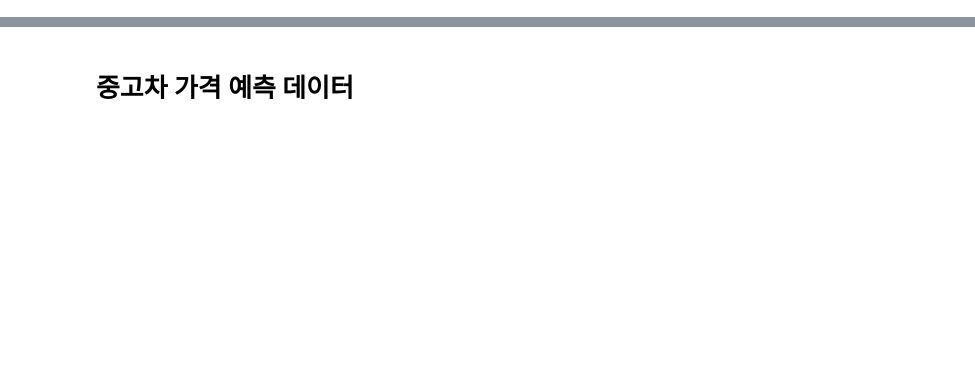
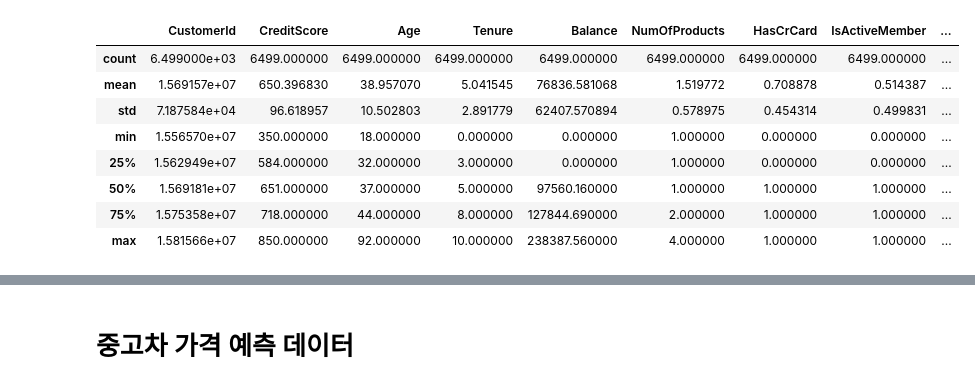
Before and after one commit to hyeongjin-kim-dev/Myworkspace, a Jupyter notebook: CodingTest & BigdataCertification/작업형 2 연습노트.ipynb, the cells around one changed output, grey strips where cells are left out. Cells and saved outputs as stored; diff of their text form; code cells hidden in the pictures; blank space fills up the shorter version.

```diff
--- a/CodingTest & BigdataCertification/작업형 2 연습노트.ipynb
+++ b/CodingTest & BigdataCertification/작업형 2 연습노트.ipynb
@@ -46,4 +0,0 @@ memory usage: 204.8 KB
-# %%
-for col in x_train.columns:
-    print(f'{col}의 NULL 값 여부 확인 : \n{x_train[col].isnull().sum()}')
-    print('-'*80)
@@ -68,4 +0,0 @@ Turbidity의 NULL 값 여부 확인 :
-# %%
-for col in x_test.columns:
-    print(f'{col}의 NULL 값 여부 확인 : \n{x_test[col].isnull().sum()}')
-    print('-'*80)
@@ -226,0 +3,65 @@ output.head()
+# %%
+import pandas as pd
+from sklearn.model_selection import train_test_split
+from sklearn.preprocessing import StandardScaler
+from sklearn.ensemble import RandomForestClassifier
+from xgboost import XGBClassifier
+from sklearn.svm import SVC
+
+from sklearn.metrics import classification_report
+#데이터 로드
+x_train = pd.read_csv("https://raw.githubusercontent.com/Datamanim/datarepo/main/churnk/X_train.csv")
+y_train = pd.read_csv("https://raw.githubusercontent.com/Datamanim/datarepo/main/churnk/y_train.csv")
+x_test= pd.read_csv("https://raw.githubusercontent.com/Datamanim/datarepo/main/churnk/X_test.csv")
+
+
+display(x_train.head())
+display(y_train.head())
+
+display(x_train.info())
+display(x_train.describe())
+
+str_col = x_train.select_dtypes('object').columns
+for col in str_col:
+    print(f'{col}값의 value : \n {x_train[col].value_counts()}')
+    print('-'*80)
+
+x_test.drop('Surname',axis=1,inplace=True)
+x_test_id = x_test.pop('CustomerId')
+x_train.drop(columns=['CustomerId','Surname'],axis=1,inplace=True)
+y = y_train['Exited']
+
+x_train = pd.get_dummies(x_train)
+x_test = pd.get_dummies(x_test)
+
+scaler = StandardScaler()
+x_train = scaler.fit_transform(x_train)
+x_test = scaler.fit_transform(x_test)
+
+x_tr,x_te,y_tr,y_te = train_test_split(x_train,y,test_size = 0.2,random_state=2022)
+
+model_rf = RandomForestClassifier(random_state=2022)
+model_rf.fit(x_tr,y_tr)
+pred_rf = model_rf.predict(x_te)
+report_rf= classification_report(y_te, pred_rf)
+print(report_rf)
+print('-'*80)
+
+model_xgb = XGBClassifier(random_state=2022)
+model_xgb.fit(x_tr,y_tr)
+pred_xgb = model_xgb.predict(x_te)
+report_xgb = classification_report(y_te,pred_xgb)
+print(report_xgb)
+print('-'*80)
+
+model_svc = SVC(random_state=2022)
+model_svc.fit(x_tr,y_tr)
+pred_svc = model_svc.predict(x_te)
+report_svc = classification_report(y_te, pred_svc)
+print(report_svc)
+print('-'*80)
+
+final_pred = model_rf.predict(x_test)
+output = pd.DataFrame({'CustomerId' : x_test_id,'Exited':final_pred}).to_csv({})
+print(output.head())
+# %% [output]
@@ -226,0 +100,9 @@ output.head()
+|  | CustomerId | CreditScore | Age | Tenure | Balance | NumOfProducts | HasCrCard | IsActiveMember | ... |
+| count | 6.499000e+03 | 6499.000000 | 6499.000000 | 6499.000000 | 6499.000000 | 6499.000000 | 6499.000000 | 6499.000000 | ... |
+| mean | 1.569157e+07 | 650.396830 | 38.957070 | 5.041545 | 76836.581068 | 1.519772 | 0.708878 | 0.514387 | ... |
+| std | 7.187584e+04 | 96.618957 | 10.502803 | 2.891779 | 62407.570894 | 0.578975 | 0.454314 | 0.499831 | ... |
+| min | 1.556570e+07 | 350.000000 | 18.000000 | 0.000000 | 0.000000 | 1.000000 | 0.000000 | 0.000000 | ... |
+| 25% | 1.562949e+07 | 584.000000 | 32.000000 | 3.000000 | 0.000000 | 1.000000 | 0.000000 | 0.000000 | ... |
+| 50% | 1.569181e+07 | 651.000000 | 37.000000 | 5.000000 | 97560.160000 | 1.000000 | 1.000000 | 1.000000 | ... |
+| 75% | 1.575358e+07 | 718.000000 | 44.000000 | 8.000000 | 127844.690000 | 2.000000 | 1.000000 | 1.000000 | ... |
+| max | 1.581566e+07 | 850.000000 | 92.000000 | 10.000000 | 238387.560000 | 4.000000 | 1.000000 | 1.000000 | ... |
```
Also changed, not shown: parts of 76 cells of this notebook, 1 other file.
